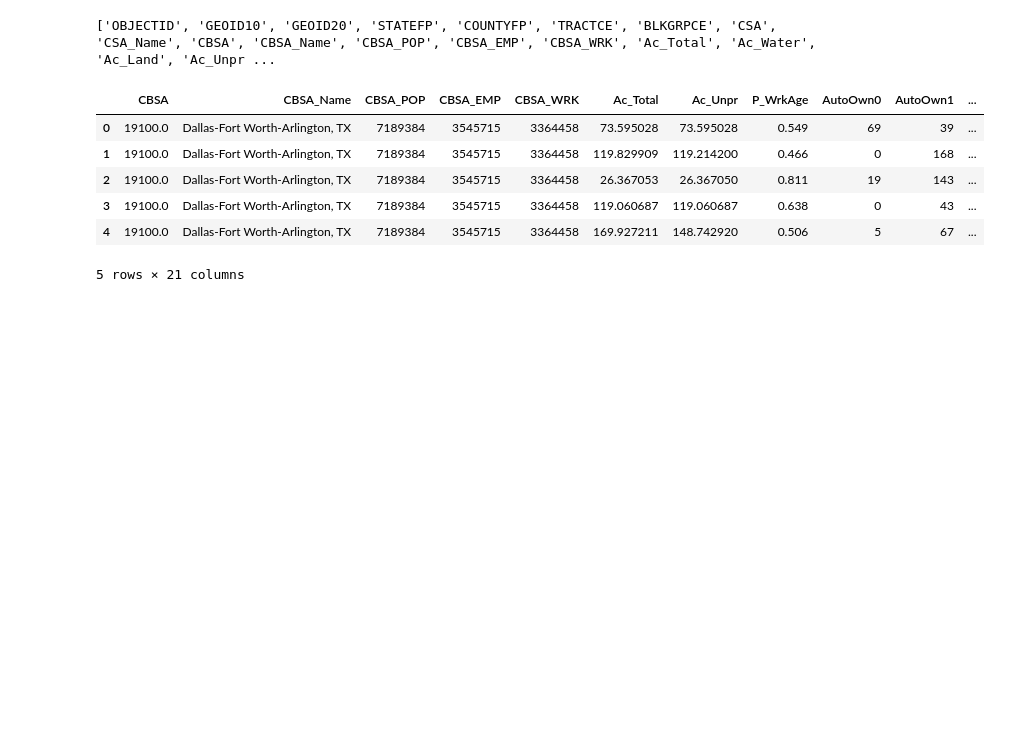
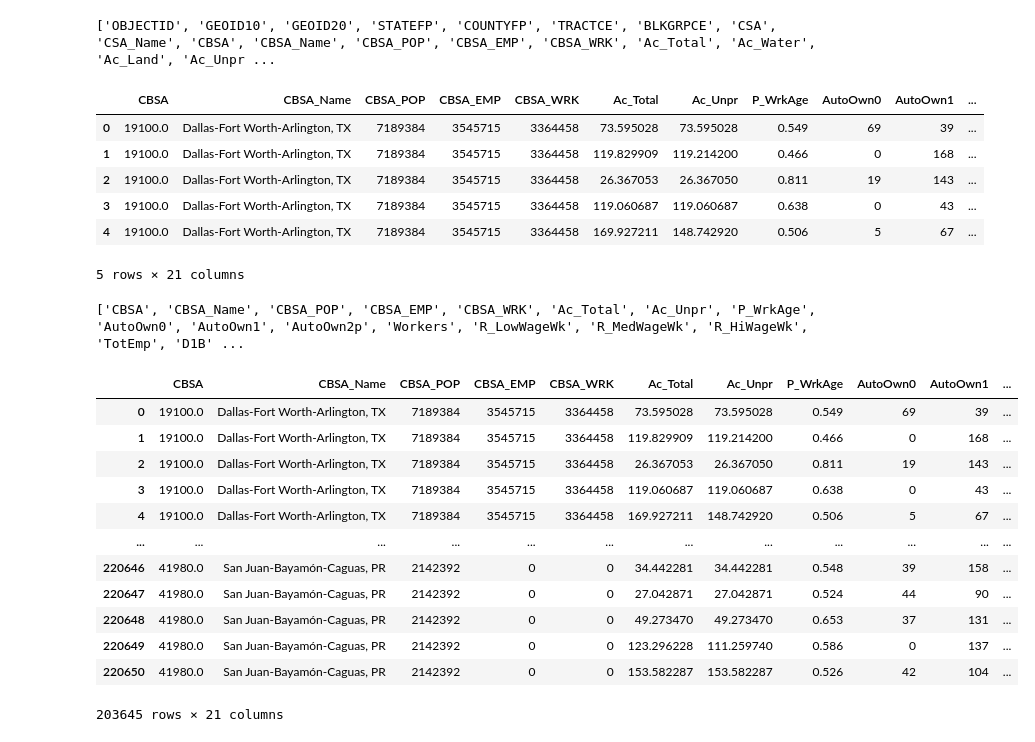
Before and after one commit to fgsalomao/Study---Immigrant-housing-by-class, a Jupyter notebook: NY-walkability.ipynb, the cells around one changed output. Drawn from its saved outputs; the diff is of its cells as text; code cells hidden in the pictures; blank space fills up the shorter version.

```diff
--- a/NY-walkability.ipynb
+++ b/NY-walkability.ipynb
@@ -26,7 +26,8 @@ print(column_list)
 ['OBJECTID', 'GEOID10', 'GEOID20', 'STATEFP', 'COUNTYFP', 'TRACTCE', 'BLKGRPCE', 'CSA', 'CSA_Name', 'CBSA', 'CBSA_Name', 'CBSA_POP', 'CBSA_EMP', 'CBSA_WRK', 'Ac_Total', 'Ac_Water', 'Ac_Land', 'Ac_Unpr ...
 # %%
 # Dropping columns
-columns_to_drop = ['COUNTYFP','STATEFP', 'CSA', 'CSA_Name', 'OBJECTID', 'GEOID10', 'GEOID20', 'TRACTCE', 'BLKGRPCE', 'Ac_Water', 'Ac_Land'
+columns_to_drop = ['COUNTYFP','STATEFP', 'CSA', 'CSA_Name', 'OBJECTID', 'GEOID10', 'GEOID20', 'TRACTCE',
+                   'BLKGRPCE', 'Ac_Water', 'Ac_Land'
                    , 'TotPop', 'CountHU', 'HH', 'Pct_AO0','Pct_AO1','Pct_AO2p','R_PCTLOWWAGE'
                    ,'E5_Ret', 'E5_Off', 'E5_Ind', 'E5_Svc', 'E5_Ent', 'E8_Ret', 'E8_off'
                    , 'E8_Ind', 'E8_Svc', 'E8_Ent', 'E8_Ed', 'E8_Hlth', 'E8_Pub', 'E_LowWageWk'
@@ -55,14 +56,30 @@ database.head()
 new_column_list = database.columns.tolist()
 
 print(new_column_list)
+# %% [output]
+['CBSA', 'CBSA_Name', 'CBSA_POP', 'CBSA_EMP', 'CBSA_WRK', 'Ac_Total', 'Ac_Unpr', 'P_WrkAge', 'AutoOwn0', 'AutoOwn1', 'AutoOwn2p', 'Workers', 'R_LowWageWk', 'R_MedWageWk', 'R_HiWageWk', 'TotEmp', 'D1B' ...
 # %%
 # Specify the columns on which you want to check for missing values
-columns_check_na = ['CBSA', 'CBSA_Name']
+columns_to_check = ['CBSA', 'CBSA_Name']
 
 # Drop rows with missing values in the specified columns
 database_cleaned = database.dropna(subset=columns_to_check)
 
 database_cleaned
+# %% [output]
+|  | CBSA | CBSA_Name | CBSA_POP | CBSA_EMP | CBSA_WRK | Ac_Total | Ac_Unpr | P_WrkAge | AutoOwn0 | AutoOwn1 | ... |
+| 0 | 19100.0 | Dallas-Fort Worth-Arlington, TX | 7189384 | 3545715 | 3364458 | 73.595028 | 73.595028 | 0.549 | 69 | 39 | ... |
+| 1 | 19100.0 | Dallas-Fort Worth-Arlington, TX | 7189384 | 3545715 | 3364458 | 119.829909 | 119.214200 | 0.466 | 0 | 168 | ... |
+| 2 | 19100.0 | Dallas-Fort Worth-Arlington, TX | 7189384 | 3545715 | 3364458 | 26.367053 | 26.367050 | 0.811 | 19 | 143 | ... |
+| 3 | 19100.0 | Dallas-Fort Worth-Arlington, TX | 7189384 | 3545715 | 3364458 | 119.060687 | 119.060687 | 0.638 | 0 | 43 | ... |
+| 4 | 19100.0 | Dallas-Fort Worth-Arlington, TX | 7189384 | 3545715 | 3364458 | 169.927211 | 148.742920 | 0.506 | 5 | 67 | ... |
+| ... | ... | ... | ... | ... | ... | ... | ... | ... | ... | ... | ... |
+| 220646 | 41980.0 | San Juan-Bayamón-Caguas, PR | 2142392 | 0 | 0 | 34.442281 | 34.442281 | 0.548 | 39 | 158 | ... |
+| 220647 | 41980.0 | San Juan-Bayamón-Caguas, PR | 2142392 | 0 | 0 | 27.042871 | 27.042871 | 0.524 | 44 | 90 | ... |
+| 220648 | 41980.0 | San Juan-Bayamón-Caguas, PR | 2142392 | 0 | 0 | 49.273470 | 49.273470 | 0.653 | 37 | 131 | ... |
+| 220649 | 41980.0 | San Juan-Bayamón-Caguas, PR | 2142392 | 0 | 0 | 123.296228 | 111.259740 | 0.586 | 0 | 137 | ... |
+| 220650 | 41980.0 | San Juan-Bayamón-Caguas, PR | 2142392 | 0 | 0 | 153.582287 | 153.582287 | 0.526 | 42 | 104 | ... |
+203645 rows × 21 columns
 # %%
 # Drop columns with value = 0
 columns_check_zero = ['CBSA_EMP','CBSA_WRK']
```
Also changed, not shown: parts of 15 cells of this notebook.
